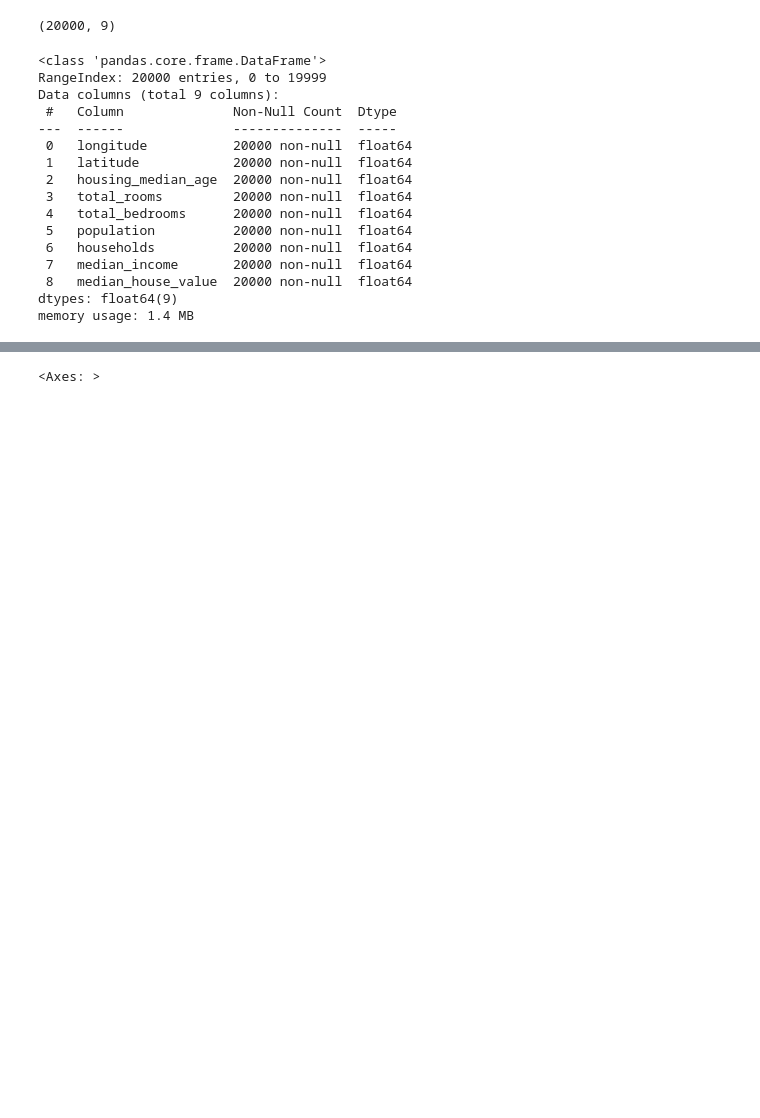
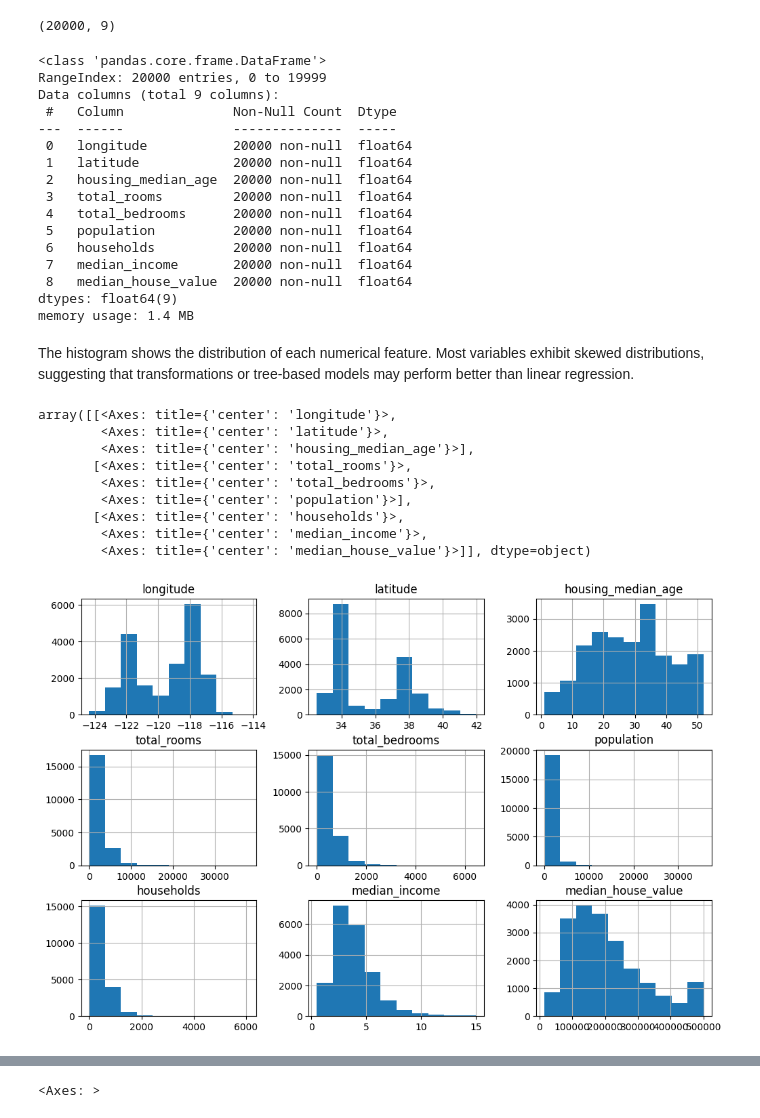
Before and after one commit to paddy960609/calicalifornia-housing-prediction, a Jupyter notebook: housingprice.ipynb, the cells around one changed output, grey strips where cells are left out. Drawn from its saved outputs; the diff is of its cells as text; code cells hidden in the pictures; blank space fills up the shorter version.

```diff
--- a/housingprice.ipynb
+++ b/housingprice.ipynb
@@ -87,3 +79,19 @@ dtypes: float64(9)
 memory usage: 1.4 MB
 # %%
 combined_df.dropna(inplace=True)
+# %% [markdown]
+The histogram shows the distribution of each numerical feature. Most variables exhibit skewed distributions, suggesting that transformations or tree-based models may perform better than linear regression.
+# %%
+# histogram
+combined_df.hist(figsize=(12,8))
+# %% [output]
+array([[<Axes: title={'center': 'longitude'}>,
+        <Axes: title={'center': 'latitude'}>,
+        <Axes: title={'center': 'housing_median_age'}>],
+       [<Axes: title={'center': 'total_rooms'}>,
+        <Axes: title={'center': 'total_bedrooms'}>,
+        <Axes: title={'center': 'population'}>],
+       [<Axes: title={'center': 'households'}>,
+        <Axes: title={'center': 'median_income'}>,
+        <Axes: title={'center': 'median_house_value'}>]], dtype=object)
+[figure, added]
```
Also changed, not shown: parts of 30 cells of this notebook.
